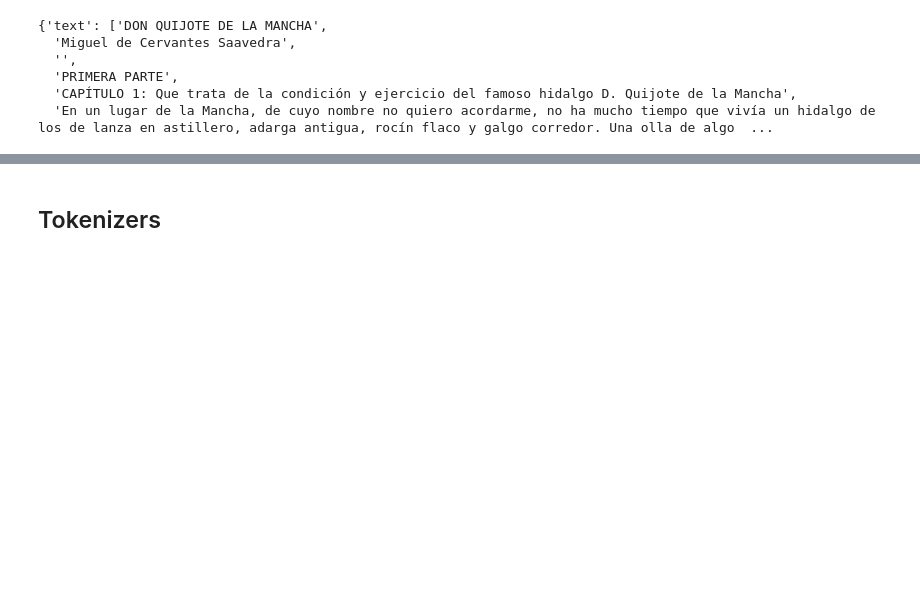
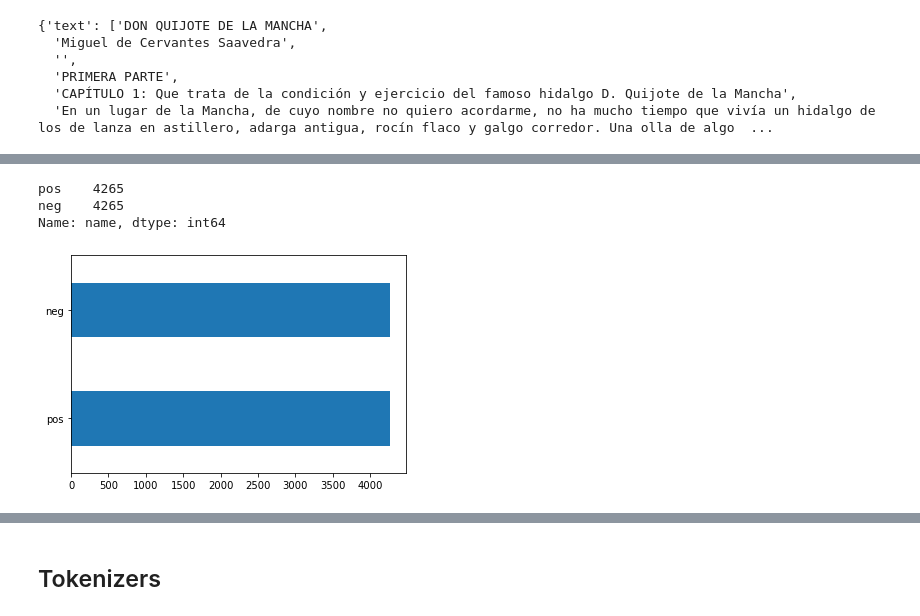
Before and after one commit to juansensio/blog, a Jupyter notebook: 110_hf_intro/110_hf_intro.ipynb, the cells around one changed output, grey strips where cells are left out. Drawn from its saved outputs; the diff is of its cells as text; code cells hidden in the pictures; blank space fills up the shorter version.

```diff
--- a/110_hf_intro/110_hf_intro.ipynb
+++ b/110_hf_intro/110_hf_intro.ipynb
@@ -228,0 +229,6 @@ el_quijote['train'][:6]
+# %%
+import pandas as pd
+
+dataset.set_format(type='pandas')
+df = dataset['train'][:]
+df.head()
@@ -228,0 +242,6 @@ el_quijote['train'][:6]
+# %%
+def label_int2str(row):
+	return dataset['train'].features['label'].int2str(row)
+
+df['name'] = df['label'].apply(label_int2str)
+df.head()
@@ -228,0 +255,13 @@ el_quijote['train'][:6]
+# %%
+df['name'].value_counts()
+# %% [output]
+pos    4265
+neg    4265
+Name: name, dtype: int64
+# %%
+import matplotlib.pyplot as plt
+
+df['name'].value_counts().plot(kind='barh')
+plt.show()
+# %% [output]
+[figure, added]
```
Also changed, not shown: parts of 33 cells of this notebook, 2 other files.
